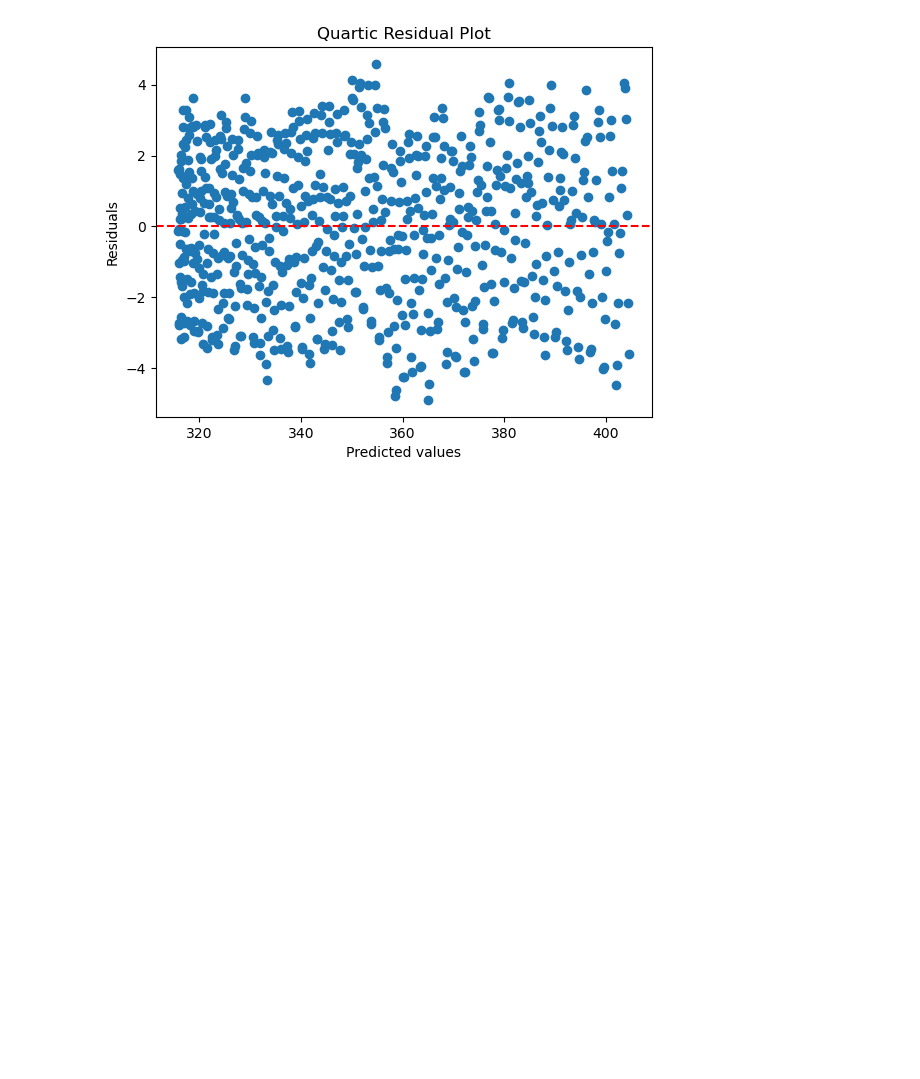
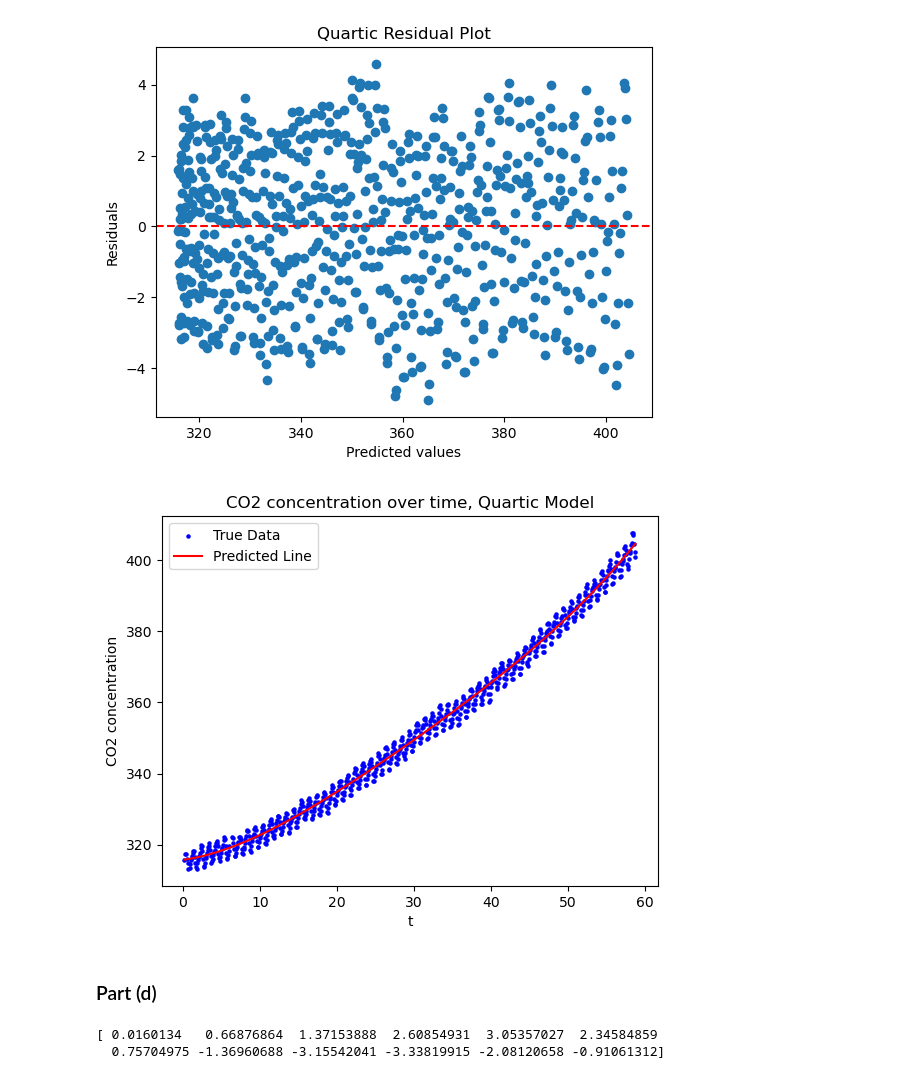
Before and after one commit to stephen-d-r-andrews/6373Pset3, a Jupyter notebook: part1.ipynb, the cells around one changed output. Drawn from its saved outputs; the diff is of its cells as text; code cells hidden in the pictures; blank space fills up the shorter version.

Commit message:
Parts d and e

```diff
--- a/part1.ipynb
+++ b/part1.ipynb
@@ -108,18 +143,16 @@ print(deg4_array[0])
 # %%
 model = LinearRegression()
 
-x = deg4_array[:, [0,1,2,3]]
+x4 = deg4_array[:, [0,1,2,3]]
 
-y = (deg4_array[:, -1]).reshape(-1,1)
-
-model.fit(x, y)
+model.fit(x4, y)
 
 print(model.coef_)
 print(model.intercept_)
 
-y_pred = model.predict(x)
+y_pred4 = model.predict(x4)
 
-residuals = y-y_pred
+residuals4 = y-y_pred4
 # %% [output]
 [[ 2.94588200e-01  4.89377287e-02 -9.48450734e-04  7.98068371e-06]]
 [315.76663046]
@@ -148,3 +166,30 @@ plt.savefig("Quartic Residual Plot")
 plt.show()
 # %% [output]
 [figure]
+# %%
+plt.scatter(x1, y, color='blue', label='True Data', s=5)
+
+# Plot predicted values (regression line)
+plt.plot(x1, y_pred4, color='red', label='Predicted Line')
+
+# Labels and title
+plt.xlabel('t')
+plt.ylabel('CO2 concentration')
+plt.title('CO2 concentration over time, Quartic Model')
+plt.savefig("Quartic Plot")
+plt.legend()
+plt.show()
+# %% [output]
+[figure, added]
+# %% [markdown]
+### Part (d)
+# %%
+array_with_residuals = np.hstack((filtered_array, y-y_pred2))
+
+unique_values = np.unique(array_with_residuals[:, 2])
+means = np.array([np.mean(array_with_residuals[array_with_residuals[:, 2] == val, -1]) for val in unique_values])
+
+print(means)
+# %% [output]
+[ 0.0160134   0.66876864  1.37153888  2.60854931  3.05357027  2.34584859
+  0.75704975 -1.36960688 -3.15542041 -3.33819915 -2.08120658 -0.91061312]
```
Also changed, not shown: parts of 16 cells of this notebook.
